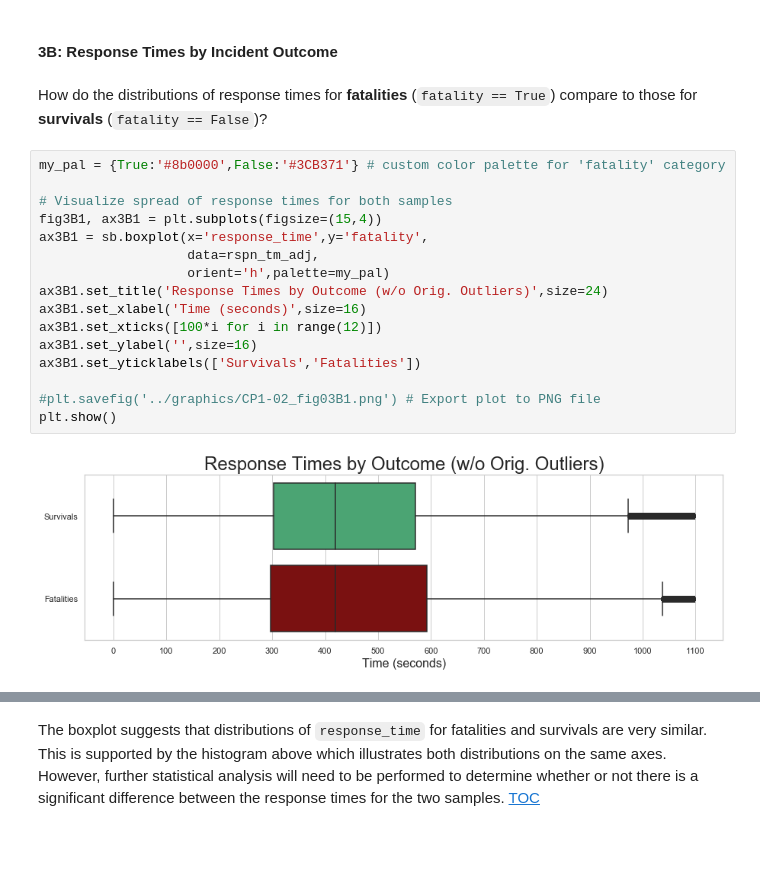
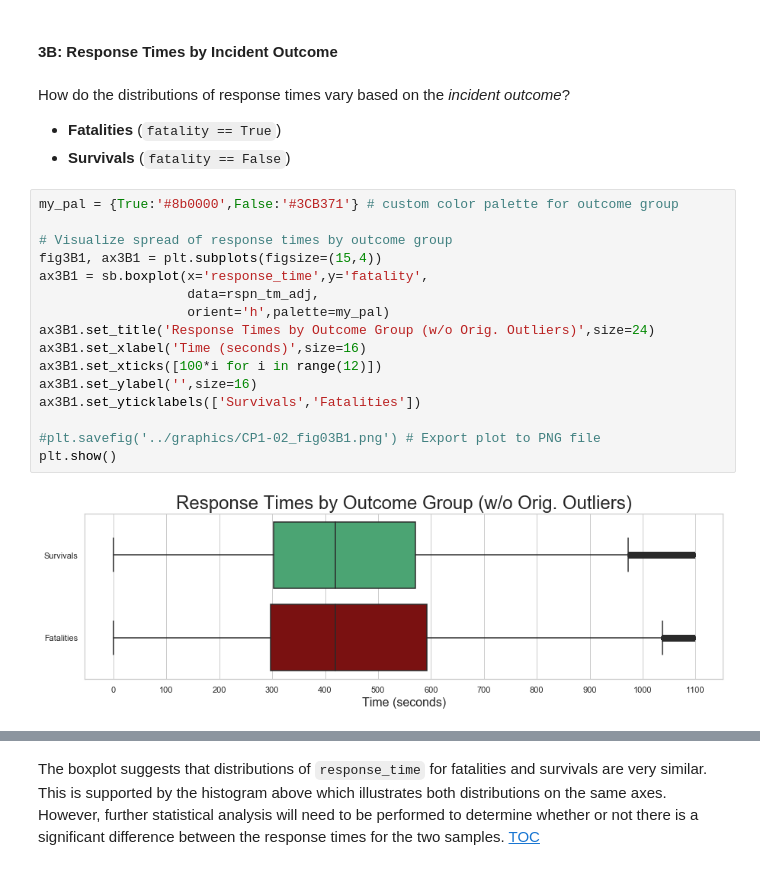
Before and after one commit to JD-Williams/Springboard, a Jupyter notebook: Capstones/Capstone 1/code/CP1-02_EDA.ipynb, the cells around one changed output, grey strips where cells are left out. Cells and saved outputs as stored; diff of their text form; blank space fills up the shorter version.

```diff
--- a/Capstones/Capstone 1/code/CP1-02_EDA.ipynb
+++ b/Capstones/Capstone 1/code/CP1-02_EDA.ipynb
@@ -485,23 +468,25 @@ The overall distribution of incident response times--with the removal of origina
 <a id='Sec03B'></a>
 #### 3B: Response Times by Incident Outcome
 # %% [markdown]
-How do the distributions of response times for __fatalities__ (`fatality == True`) compare to those for **survivals** (`fatality == False`)?
+How do the distributions of response times vary based on the _incident outcome_?
++ __Fatalities__ (`fatality == True`)
++ __Survivals__ (`fatality == False`)
 # %%
-my_pal = {True:'#8b0000',False:'#3CB371'} # custom color palette for 'fatality' category
+my_pal = {True:'#8b0000',False:'#3CB371'} # custom color palette for outcome group
 
-# Visualize spread of response times for both samples
+# Visualize spread of response times by outcome group
 fig3B1, ax3B1 = plt.subplots(figsize=(15,4))
 ax3B1 = sb.boxplot(x='response_time',y='fatality',
                    data=rspn_tm_adj,
                    orient='h',palette=my_pal)
-ax3B1.set_title('Response Times by Outcome (w/o Orig. Outliers)',size=24)
+ax3B1.set_title('Response Times by Outcome Group (w/o Orig. Outliers)',size=24)
 ax3B1.set_xlabel('Time (seconds)',size=16)
 ax3B1.set_xticks([100*i for i in range(12)])
 ax3B1.set_ylabel('',size=16)
 ax3B1.set_yticklabels(['Survivals','Fatalities'])
 
 #plt.savefig('../graphics/CP1-02_fig03B1.png') # Export plot to PNG file
 plt.show()
 # %% [output]
-[figure, old version]
+[figure, new version]
 # %%
```
Also changed, not shown: parts of 32 cells of this notebook.
